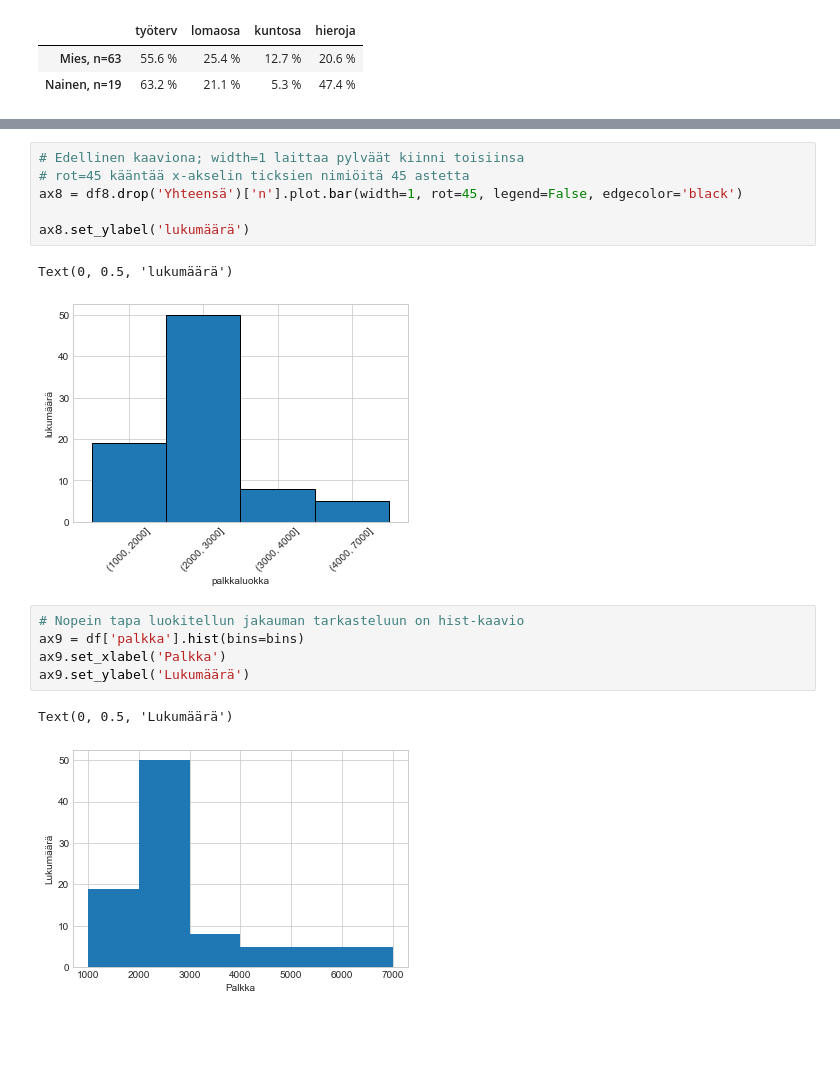
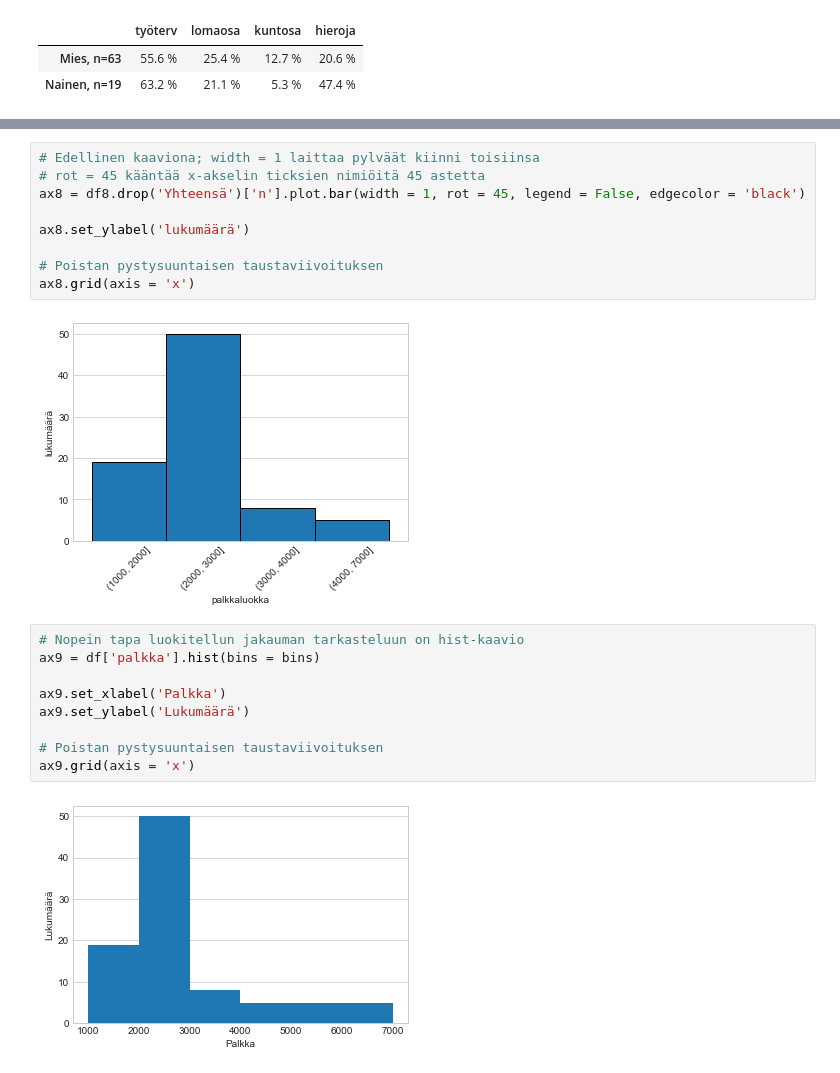
Before and after one commit to taanila/selittava, a Jupyter notebook: lukumaaria.ipynb, the cells around one changed output, grey strips where cells are left out. Saved outputs shown, nothing was run; the diff lists cells and outputs as text; blank space fills up the shorter version.

```diff
--- a/lukumaaria.ipynb
+++ b/lukumaaria.ipynb
@@ -335,21 +359,26 @@ df8.style.format({'n': '{:.0f}', '%': '{:.1f} %'})
 | (4000, 7000] | 5 | 6.1 % |
 | Yhteensä | 82 | 100.0 % |
 # %%
-# Edellinen kaaviona; width=1 laittaa pylväät kiinni toisiinsa
-# rot=45 kääntää x-akselin ticksien nimiöitä 45 astetta
-ax8 = df8.drop('Yhteensä')['n'].plot.bar(width=1, rot=45, legend=False, edgecolor='black')
+# Edellinen kaaviona; width = 1 laittaa pylväät kiinni toisiinsa
+# rot = 45 kääntää x-akselin ticksien nimiöitä 45 astetta
+ax8 = df8.drop('Yhteensä')['n'].plot.bar(width = 1, rot = 45, legend = False, edgecolor = 'black')
 
 ax8.set_ylabel('lukumäärä')
+
+# Poistan pystysuuntaisen taustaviivoituksen
+ax8.grid(axis = 'x')
 # %% [output]
-Text(0, 0.5, 'lukumäärä')
-[figure, old version]
+[figure, new version]
 # %%
 # Nopein tapa luokitellun jakauman tarkasteluun on hist-kaavio
-ax9 = df['palkka'].hist(bins=bins)
+ax9 = df['palkka'].hist(bins = bins)
+
 ax9.set_xlabel('Palkka')
 ax9.set_ylabel('Lukumäärä')
+
+# Poistan pystysuuntaisen taustaviivoituksen
+ax9.grid(axis = 'x')
 # %% [output]
-Text(0, 0.5, 'Lukumäärä')
-[figure, old version]
+[figure, new version]
 # %%
 # np.ones kikalla prosentit hist-kaavioon
```
Also changed, not shown: parts of 28 cells of this notebook.
